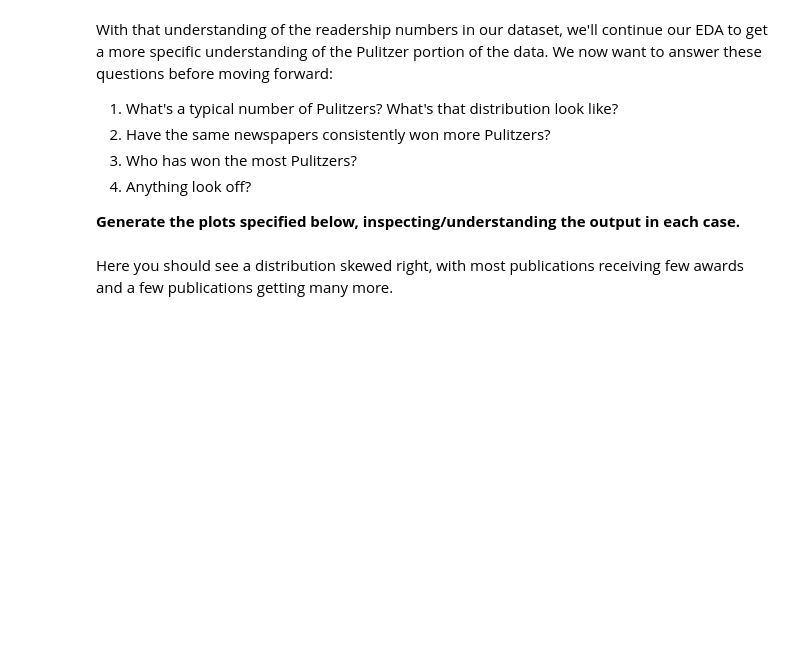
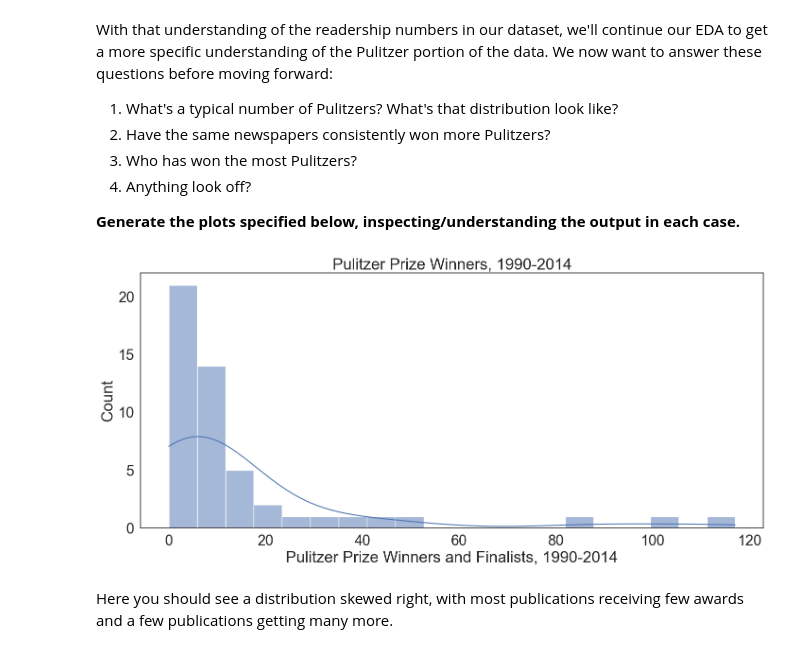
Before and after one commit to ashesh8500/cogs108hw, a Jupyter notebook: D6_COGS108_WI24/D6_casestudy_inference.ipynb, the cells around one changed output. Saved outputs shown, nothing was run; the diff lists cells and outputs as text; code cells hidden in the pictures; blank space fills up the shorter version.

```diff
--- a/D6_COGS108_WI24/D6_casestudy_inference.ipynb
+++ b/D6_COGS108_WI24/D6_casestudy_inference.ipynb
@@ -175,3 +207,11 @@ raise NotImplementedError()
+# %%
+## look at pulitzer prize winner distributions
+# YOUR CODE HERE
+sns.histplot(pulitzer['Pulitzer Prize Winners and Finalists, 1990-2014'], kde=True, bins=20)
+plt.title('Pulitzer Prize Winners, 1990-2014')
+plt.show()
+# %% [output]
+[figure, added]
 # %% [markdown]
 Here you should see a distribution skewed right, with most publications receiving few awards and a few publications getting many more.
 # %%
```
Also changed, not shown: parts of 20 cells of this notebook.
